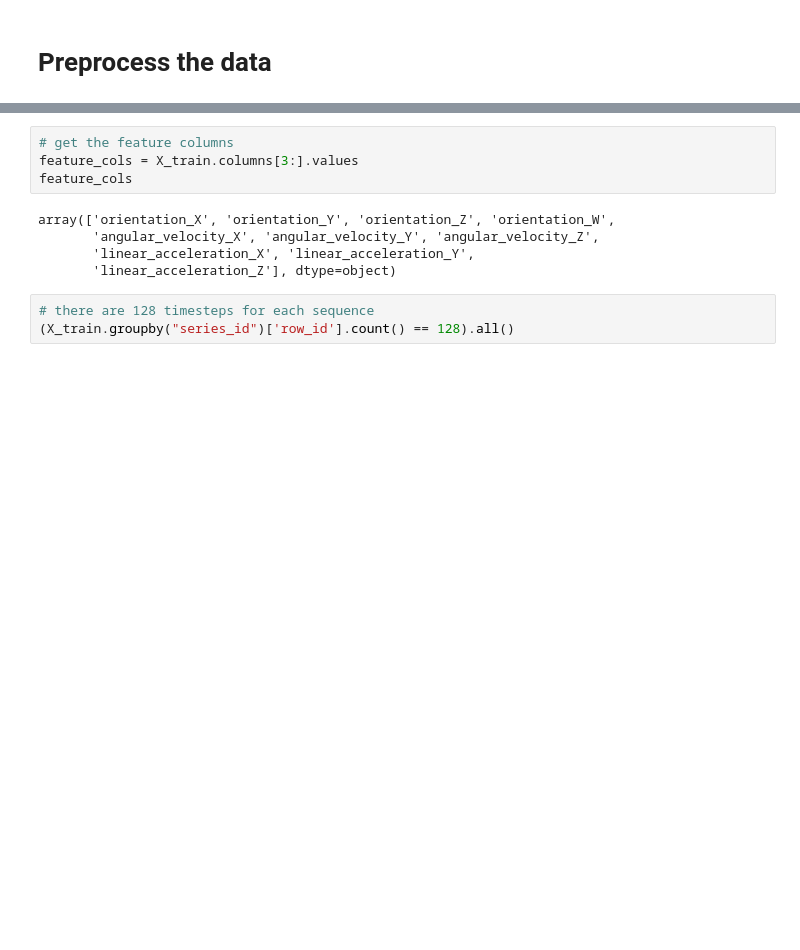
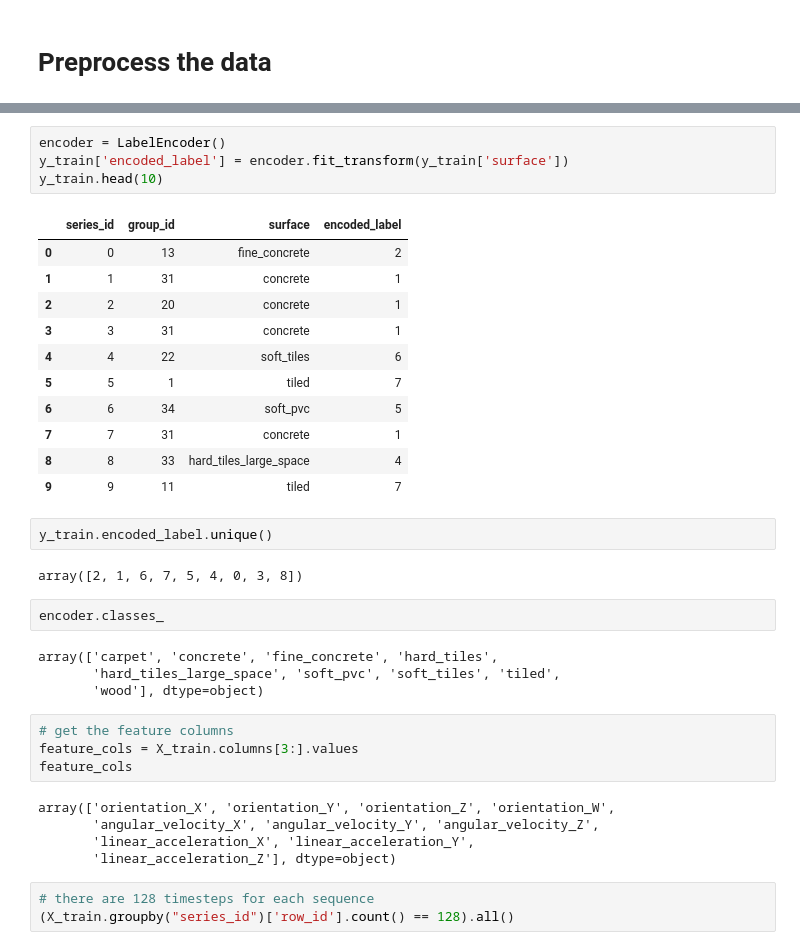
Before and after one commit to ansonnn07/Time-Series-Classification-and-Anomaly-Detection, a Jupyter notebook: 2. Training - Time Series Classification.ipynb, the cells around one changed output, grey strips where cells are left out. Cells and saved outputs as stored; diff of their text form; blank space fills up the shorter version.

```diff
--- a/2. Training - Time Series Classification.ipynb
+++ b/2. Training - Time Series Classification.ipynb
@@ -84,3 +150,29 @@ print(label_encoded2name)
+# %%
+encoder = LabelEncoder()
+y_train['encoded_label'] = encoder.fit_transform(y_train['surface'])
+y_train.head(10)
+# %% [output]
+|  | series_id | group_id | surface | encoded_label |
+| 0 | 0 | 13 | fine_concrete | 2 |
+| 1 | 1 | 31 | concrete | 1 |
+| 2 | 2 | 20 | concrete | 1 |
+| 3 | 3 | 31 | concrete | 1 |
+| 4 | 4 | 22 | soft_tiles | 6 |
+| 5 | 5 | 1 | tiled | 7 |
+| 6 | 6 | 34 | soft_pvc | 5 |
+| 7 | 7 | 31 | concrete | 1 |
+| 8 | 8 | 33 | hard_tiles_large_space | 4 |
+| 9 | 9 | 11 | tiled | 7 |
+# %%
+y_train.encoded_label.unique()
+# %% [output]
+array([2, 1, 6, 7, 5, 4, 0, 3, 8])
+# %%
+encoder.classes_
+# %% [output]
+array(['carpet', 'concrete', 'fine_concrete', 'hard_tiles',
+       'hard_tiles_large_space', 'soft_pvc', 'soft_tiles', 'tiled',
+       'wood'], dtype=object)
 # %%
 # get the feature columns
 feature_cols = X_train.columns[3:].values
```
Also changed, not shown: parts of 54 cells of this notebook, 4 other files.
